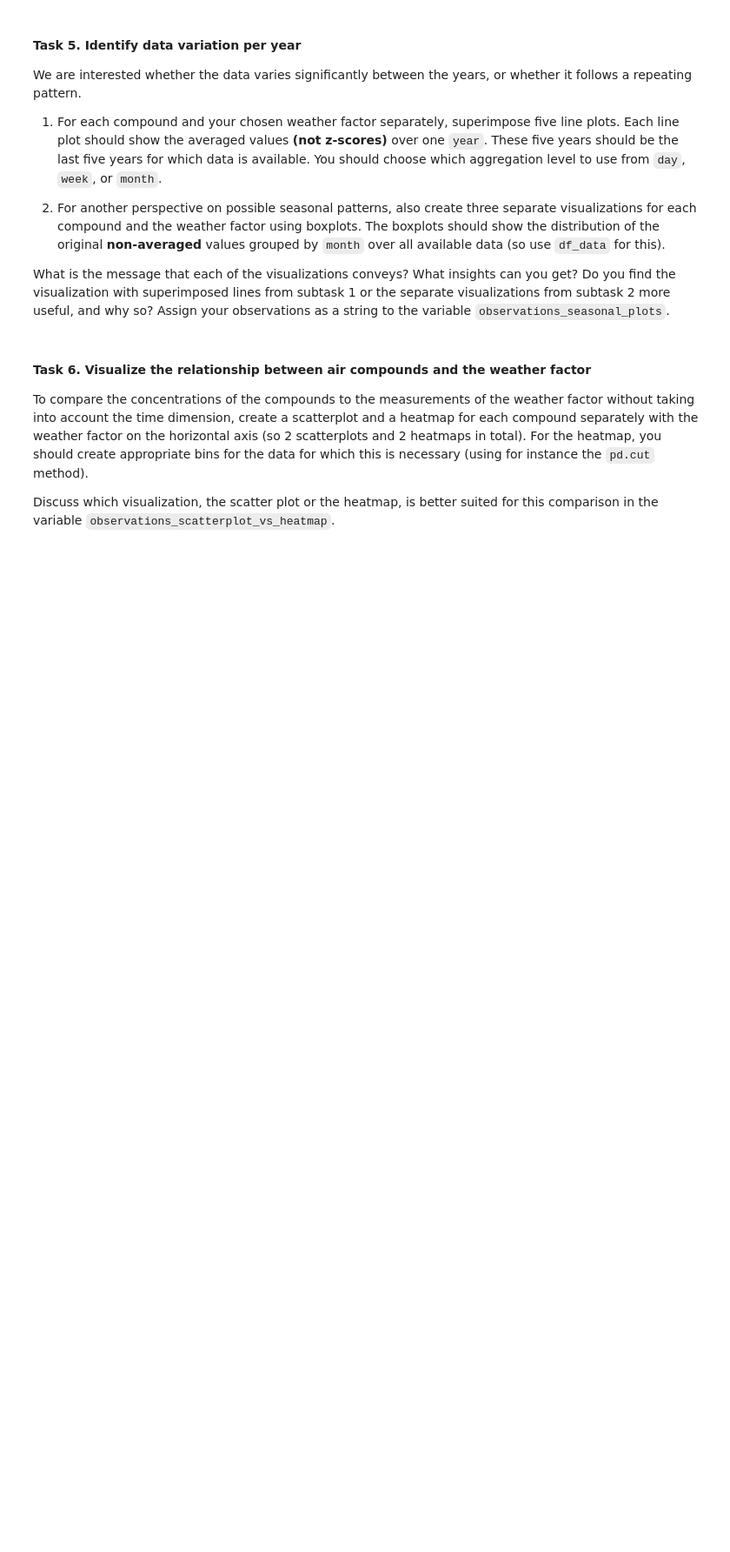
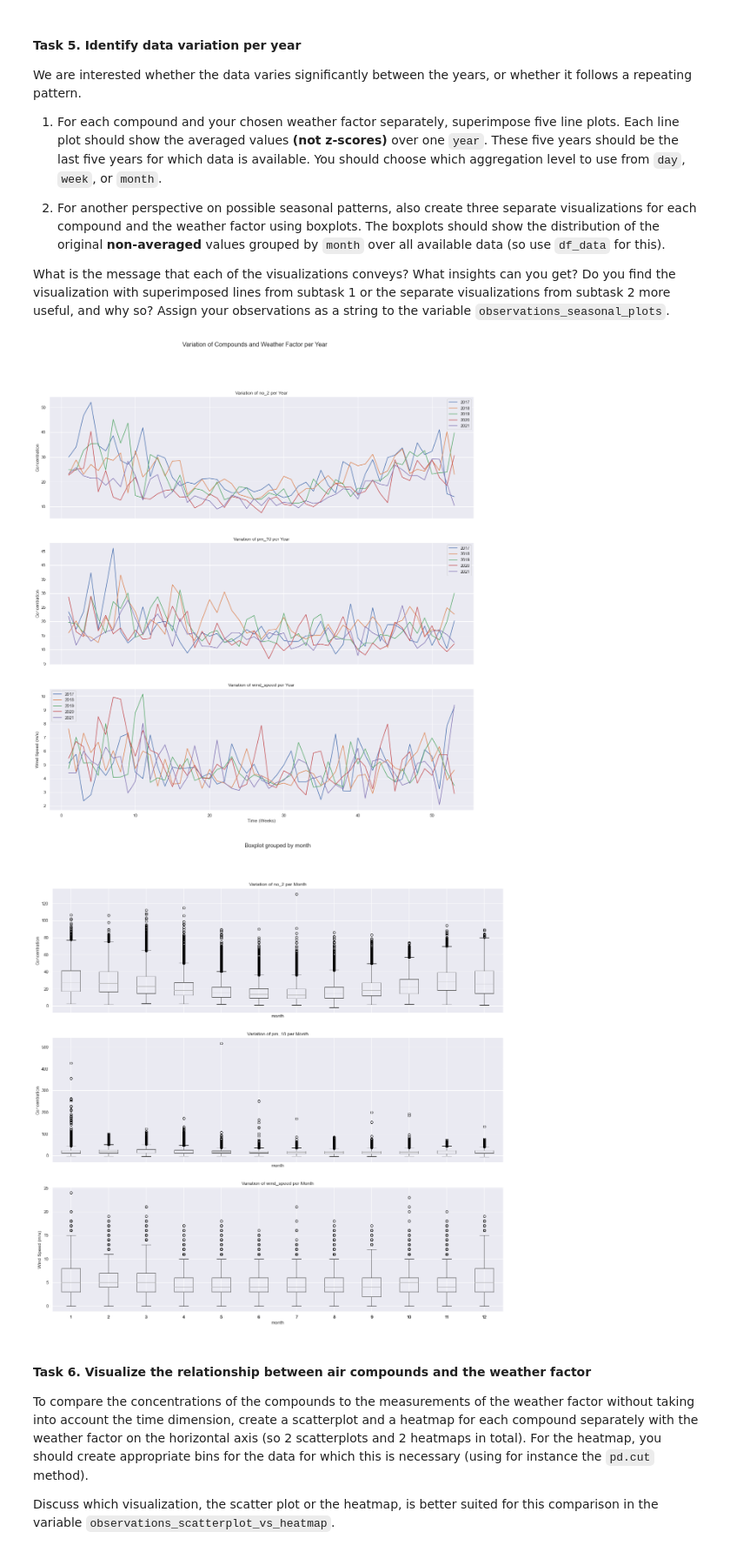
Before and after one commit to danieltyukov/tue-data-analytics, a Jupyter notebook: GA1/GA1-1819283.ipynb, the cells around one changed output. Shown at 87% size. Drawn from its saved outputs; the diff is of its cells as text; code cells hidden in the pictures; blank space fills up the shorter version.

```diff
--- a/GA1/GA1-1819283.ipynb
+++ b/GA1/GA1-1819283.ipynb
@@ -526,3 +706,9 @@ To prepare for the next few tasks, create the data frames `df_data_daily`, `df_d
+# %%
+#// BEGIN_TODO [EDA_aggregation] (4 points)
+
+df_data_daily = df_data.groupby(['year', 'day_of_year']).mean()
+df_data_weekly = df_data.groupby(['year', 'week']).mean()
+df_data_monthly = df_data.groupby(['year', 'month']).mean()
 # %%
 #// END_TODO [EDA_aggregation]
 # %% [markdown]
@@ -548,3 +730,68 @@ Assign your observations as a string to the variable `observations_seasonal_plot
+# %%
+#// BEGIN_TODO [EDA_variation] (6 points)
+
+# line plots
+fig, ax = plt.subplots(nrows=3, sharex=True, figsize=(20, 20))
+fig.suptitle('Variation of Compounds and Weather Factor per Year', fontsize=16)
+
+# line plot for compound1
+df_data_weekly[compound1].loc[2017].plot(ax=ax[0], label='2017')
+df_data_weekly[compound1].loc[2018].plot(ax=ax[0], label='2018')
+df_data_weekly[compound1].loc[2019].plot(ax=ax[0], label='2019')
+df_data_weekly[compound1].loc[2020].plot(ax=ax[0], label='2020')
+df_data_weekly[compound1].loc[2021].plot(ax=ax[0], label='2021')
+ax[0].set_ylabel('Concentration')
+ax[0].set_title(f'Variation of {compound1} per Year')
+ax[0].legend()
+
+# line plot for compound2
+df_data_weekly[compound2].loc[2017].plot(ax=ax[1], label='2017')
+df_data_weekly[compound2].loc[2018].plot(ax=ax[1], label='2018')
+df_data_weekly[compound2].loc[2019].plot(ax=ax[1], label='2019')
+df_data_weekly[compound2].loc[2020].plot(ax=ax[1], label='2020')
+df_data_weekly[compound2].loc[2021].plot(ax=ax[1], label='2021')
+ax[1].set_ylabel('Concentration')
+ax[1].set_title(f'Variation of {compound2} per Year')
+ax[1].legend()
+
+# line plot for weather_factor
+df_data_weekly[chosen_weather_factor].loc[2017].plot(ax=ax[2], label='2017')
+df_data_weekly[chosen_weather_factor].loc[2018].plot(ax=ax[2], label='2018')
+df_data_weekly[chosen_weather_factor].loc[2019].plot(ax=ax[2], label='2019')
+df_data_weekly[chosen_weather_factor].loc[2020].plot(ax=ax[2], label='2020')
+df_data_weekly[chosen_weather_factor].loc[2021].plot(ax=ax[2], label='2021')
+ax[2].set_xlabel('Time (Weeks)')
+ax[2].set_ylabel('Wind Speed (m/s)')
+ax[2].set_title(f'Variation of {chosen_weather_factor} per Year')
+ax[2].legend()
+
+plt.show()
+
+# box plots
+fig, ax = plt.subplots(nrows=3, sharex=True, figsize=(20, 20))
+fig.suptitle('Variation of Compounds and Weather Factor per Month', fontsize=16)
+
+# box plot for compound1
+df_data.boxplot(column=compound1, by='month', ax=ax[0])
+ax[0].set_ylabel('Concentration')
+ax[0].set_title(f'Variation of {compound1} per Month')
+
+# box plot for compound2
+df_data.boxplot(column=compound2, by='month', ax=ax[1])
+ax[1].set_ylabel('Concentration')
+ax[1].set_title(f'Variation of {compound2} per Month')
+
+# box plot for weather_factor
+df_data.boxplot(column=chosen_weather_factor, by='month', ax=ax[2])
+ax[2].set_ylabel('Wind Speed (m/s)')
+ax[2].set_title(f'Variation of {chosen_weather_factor} per Month')
+
+plt.show()
+
+observations_seasonal_plots = 'The superimposed line plots in subtask 1 show the variation of each compound and weather factor over a specific year. We can see that for compound1, the concentration levels were highest in the year 2018 and lowest in 2020. For compound2, there is a general decrease in concentration levels over the years. For the weather factor, wind speed levels appear to be consistent over the years. The box plots in subtask 2 show the distribution of each compound and weather factor by month. We can see that for compound1, there is a peak in concentration levels during the months of January and December, and a dip during the months of April and May. For compound2, there is a peak in concentration levels during the months of August and September, and a dip during the month of February. For the weather factor, wind speed levels appear to be highest during the months of December and January, and lowest during the month of September. Overall, both visualizations convey different insights. The superimposed line plots in subtask 1 provide a year-wise view of the variation in the data, while the box plots in subtask 2 provide a month-wise view of the distribution of the data. Personally, I find the box plots more useful as they provide a clearer picture of the distribution of the data by month.'
+# %% [output]
+[figure, added]
+[figure, added]
 # %%
 #// END_TODO [EDA_variation]
 # %% [markdown]
```
Also changed, not shown: parts of 34 cells of this notebook.
